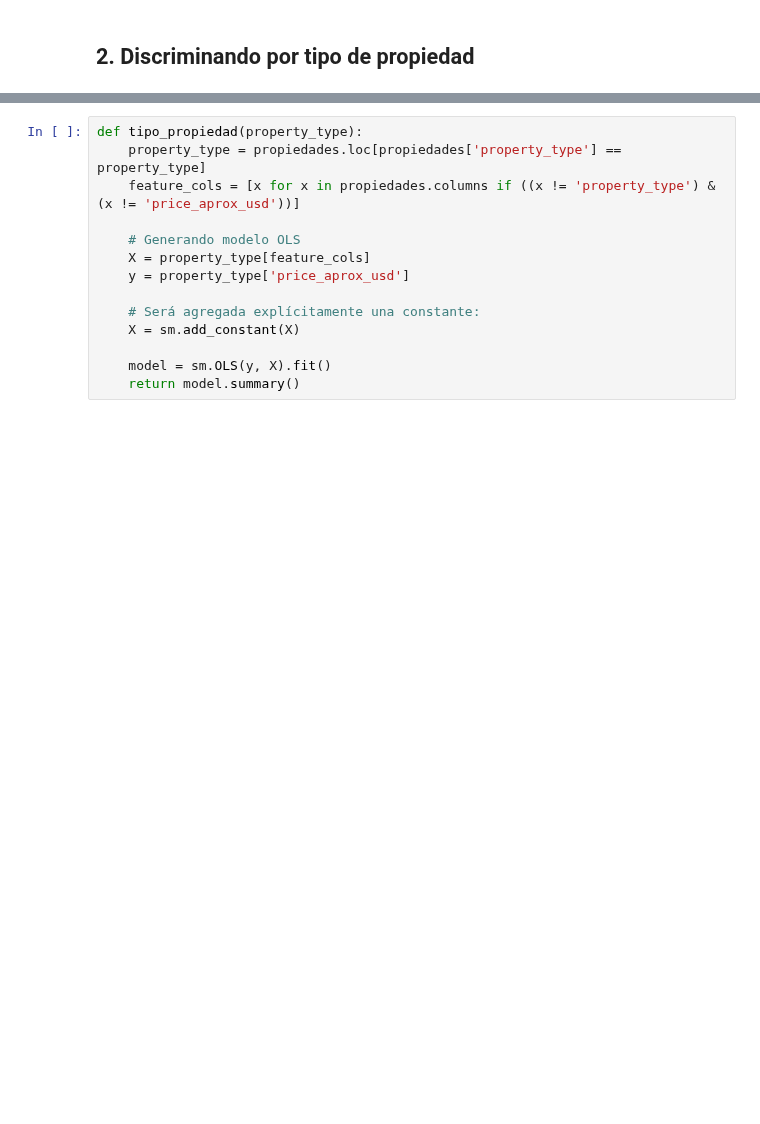
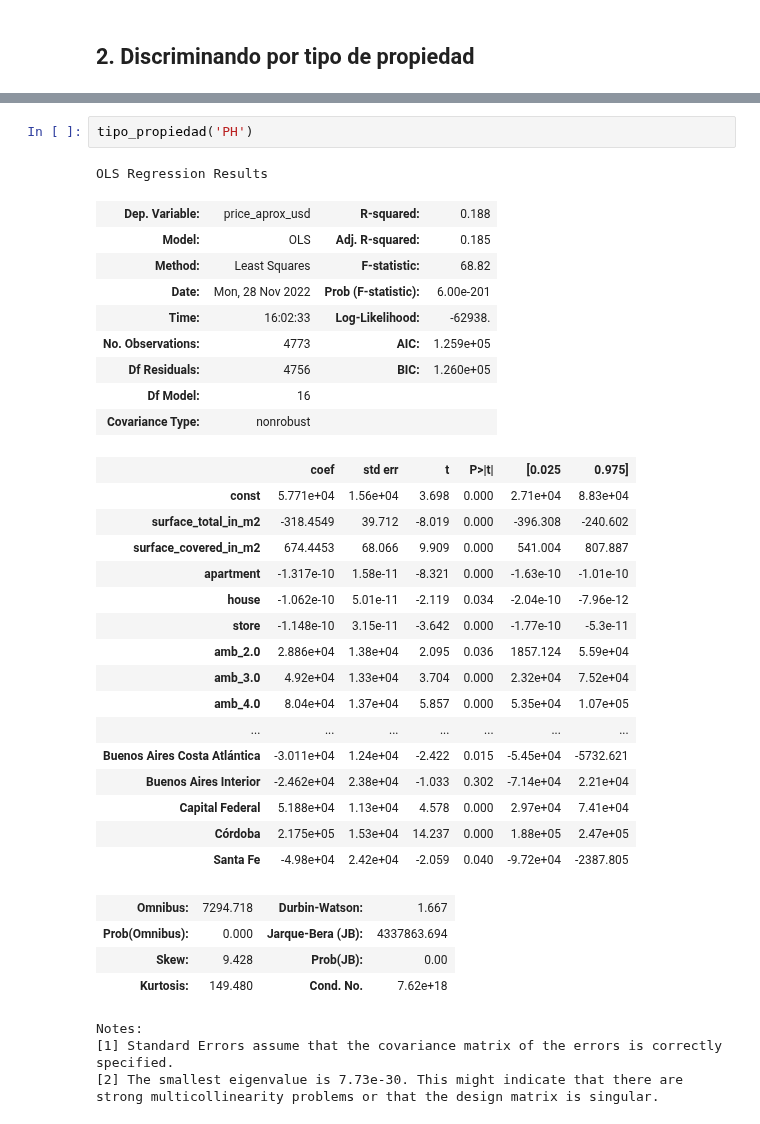
Before and after one commit to asasa293/limpieza_datos, a Jupyter notebook: TP2/TP2_MOISES.ipynb, the cells around one changed output, grey strips where cells are left out. Saved outputs shown, nothing was run; the diff lists cells and outputs as text; blank space fills up the shorter version.

```diff
--- a/TP2/TP2_MOISES.ipynb
+++ b/TP2/TP2_MOISES.ipynb
@@ -317,17 +311,40 @@ strong multicollinearity or other numerical problems.
-# %%
-def tipo_propiedad(property_type):
-    property_type = propiedades.loc[propiedades['property_type'] == property_type]
-    feature_cols = [x for x in propiedades.columns if ((x != 'property_type') & (x != 'price_aprox_usd'))]
-
-    # Generando modelo OLS
-    X = property_type[feature_cols]
-    y = property_type['price_aprox_usd']
-
-    # Será agregada explícitamente una constante:
-    X = sm.add_constant(X)
-
-    model = sm.OLS(y, X).fit()
-    return model.summary()
+# %%
+tipo_propiedad('PH')
+# %% [output]
+OLS Regression Results
+| Dep. Variable: | price_aprox_usd | R-squared: | 0.188 |
+| Model: | OLS | Adj. R-squared: | 0.185 |
+| Method: | Least Squares | F-statistic: | 68.82 |
+| Date: | Mon, 28 Nov 2022 | Prob (F-statistic): | 6.00e-201 |
+| Time: | 16:02:33 | Log-Likelihood: | -62938. |
+| No. Observations: | 4773 | AIC: | 1.259e+05 |
+| Df Residuals: | 4756 | BIC: | 1.260e+05 |
+| Df Model: | 16 |  |  |
+| Covariance Type: | nonrobust |  |  |
+|  | coef | std err | t | P>|t| | [0.025 | 0.975] |
+| const | 5.771e+04 | 1.56e+04 | 3.698 | 0.000 | 2.71e+04 | 8.83e+04 |
+| surface_total_in_m2 | -318.4549 | 39.712 | -8.019 | 0.000 | -396.308 | -240.602 |
+| surface_covered_in_m2 | 674.4453 | 68.066 | 9.909 | 0.000 | 541.004 | 807.887 |
+| apartment | -1.317e-10 | 1.58e-11 | -8.321 | 0.000 | -1.63e-10 | -1.01e-10 |
+| house | -1.062e-10 | 5.01e-11 | -2.119 | 0.034 | -2.04e-10 | -7.96e-12 |
+| store | -1.148e-10 | 3.15e-11 | -3.642 | 0.000 | -1.77e-10 | -5.3e-11 |
+| amb_2.0 | 2.886e+04 | 1.38e+04 | 2.095 | 0.036 | 1857.124 | 5.59e+04 |
+| amb_3.0 | 4.92e+04 | 1.33e+04 | 3.704 | 0.000 | 2.32e+04 | 7.52e+04 |
+| amb_4.0 | 8.04e+04 | 1.37e+04 | 5.857 | 0.000 | 5.35e+04 | 1.07e+05 |
+| ... | ... | ... | ... | ... | ... | ... |
+| Buenos Aires Costa Atlántica | -3.011e+04 | 1.24e+04 | -2.422 | 0.015 | -5.45e+04 | -5732.621 |
+| Buenos Aires Interior | -2.462e+04 | 2.38e+04 | -1.033 | 0.302 | -7.14e+04 | 2.21e+04 |
+| Capital Federal | 5.188e+04 | 1.13e+04 | 4.578 | 0.000 | 2.97e+04 | 7.41e+04 |
+| Córdoba | 2.175e+05 | 1.53e+04 | 14.237 | 0.000 | 1.88e+05 | 2.47e+05 |
+| Santa Fe | -4.98e+04 | 2.42e+04 | -2.059 | 0.040 | -9.72e+04 | -2387.805 |
+| Omnibus: | 7294.718 | Durbin-Watson: | 1.667 |
+| Prob(Omnibus): | 0.000 | Jarque-Bera (JB): | 4337863.694 |
+| Skew: | 9.428 | Prob(JB): | 0.00 |
+| Kurtosis: | 149.480 | Cond. No. | 7.62e+18 |
+Notes:
+[1] Standard Errors assume that the covariance matrix of the errors is correctly specified.
+[2] The smallest eigenvalue is 7.73e-30. This might indicate that there are
+strong multicollinearity problems or that the design matrix is singular.
 # %%
 tipo_propiedad('apartment')
 # %% [output]
```
Also changed, not shown: parts of 17 cells of this notebook.
